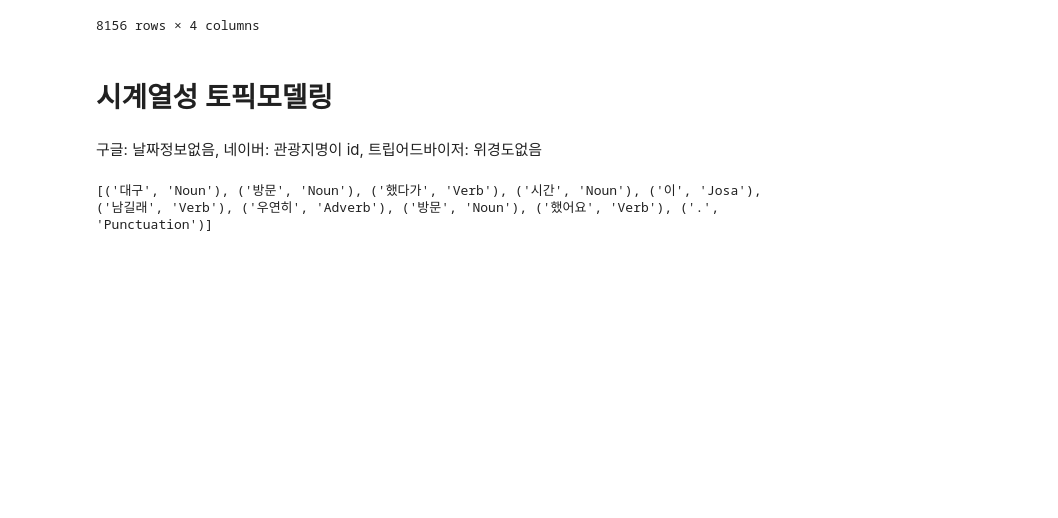
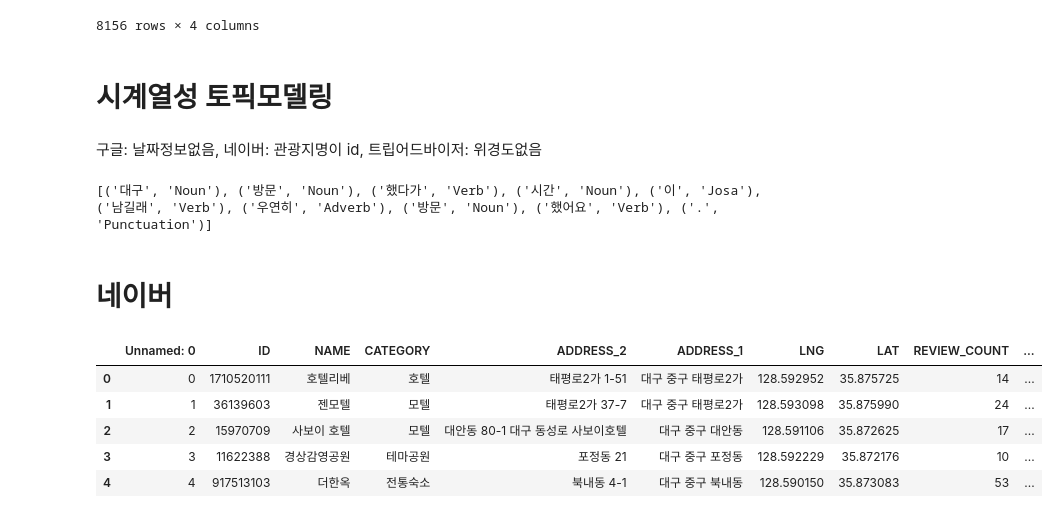
Before and after one commit to 00ddya3/dip_intern, a Jupyter notebook: sincheon/03toursight/sight31.ipynb, the cells around one changed output. Drawn from its saved outputs; the diff is of its cells as text; code cells hidden in the pictures; blank space fills up the shorter version.

```diff
--- a/sincheon/sight31.ipynb
+++ b/sincheon/03toursight/sight31.ipynb
@@ -321,3 +321,16 @@ msg = "대구 방문했다가 시간이 남길래 우연히 방문했어요."
 print(okt.pos(msg))
 # %% [output]
 [('대구', 'Noun'), ('방문', 'Noun'), ('했다가', 'Verb'), ('시간', 'Noun'), ('이', 'Josa'), ('남길래', 'Verb'), ('우연히', 'Adverb'), ('방문', 'Noun'), ('했어요', 'Verb'), ('.', 'Punctuation')]
+# %% [markdown]
+# 네이버
+# %%
+import pandas as pd
+df_naver = pd.read_csv('D:/jupiter_workspace/intern/dip_intern/sincheon/rawdata/31. 대구관광리뷰데이터/네이버_대구관광_장소데이터(utf-8).csv')
+df_naver.head()
+# %% [output]
+|  | Unnamed: 0 | ID | NAME | CATEGORY | ADDRESS_2 | ADDRESS_1 | LNG | LAT | REVIEW_COUNT | ... |
+| 0 | 0 | 1710520111 | 호텔리베 | 호텔 | 태평로2가 1-51 | 대구 중구 태평로2가 | 128.592952 | 35.875725 | 14 | ... |
+| 1 | 1 | 36139603 | 젠모텔 | 모텔 | 태평로2가 37-7 | 대구 중구 태평로2가 | 128.593098 | 35.875990 | 24 | ... |
+| 2 | 2 | 15970709 | 사보이 호텔 | 모텔 | 대안동 80-1 대구 동성로 사보이호텔 | 대구 중구 대안동 | 128.591106 | 35.872625 | 17 | ... |
+| 3 | 3 | 11622388 | 경상감영공원 | 테마공원 | 포정동 21 | 대구 중구 포정동 | 128.592229 | 35.872176 | 10 | ... |
+| 4 | 4 | 917513103 | 더한옥 | 전통숙소 | 북내동 4-1 | 대구 중구 북내동 | 128.590150 | 35.873083 | 53 | ... |
```
Also changed, not shown: parts of 5 cells of this notebook, 20 other files.
